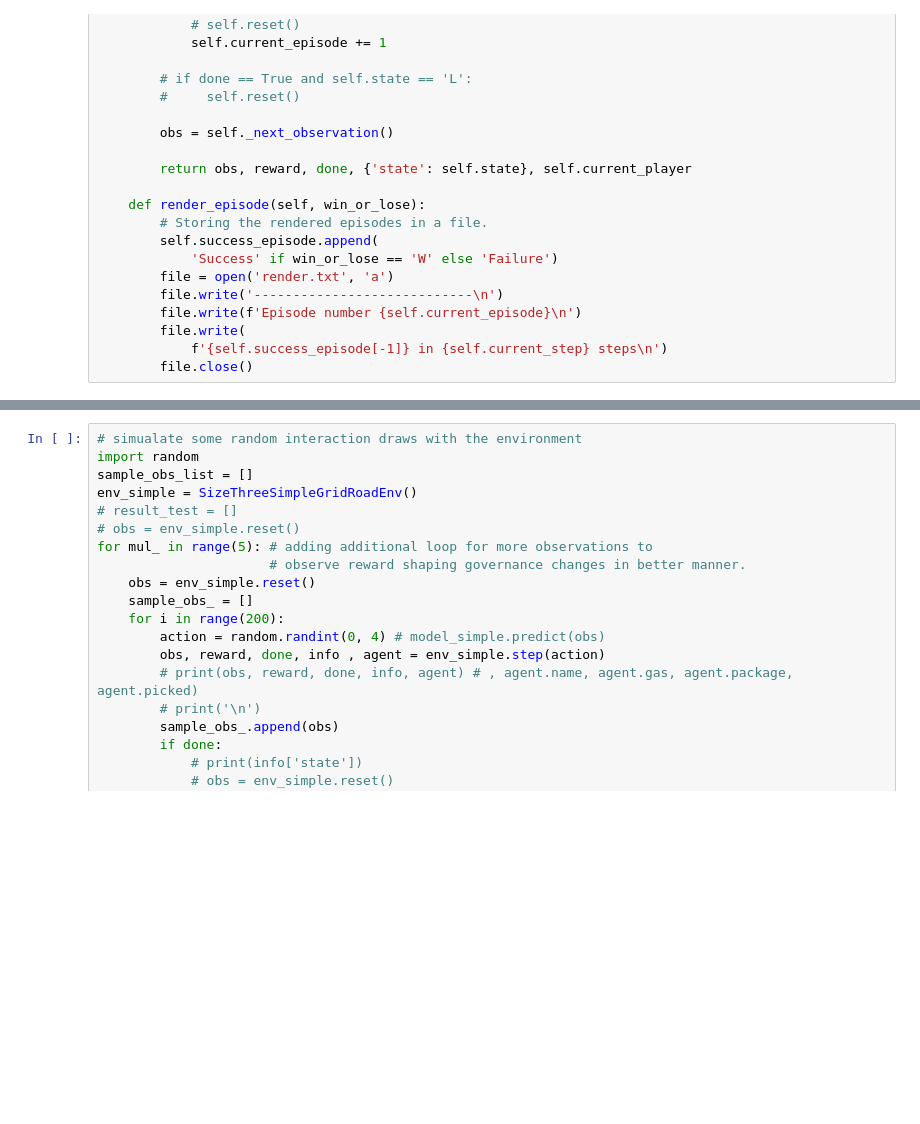
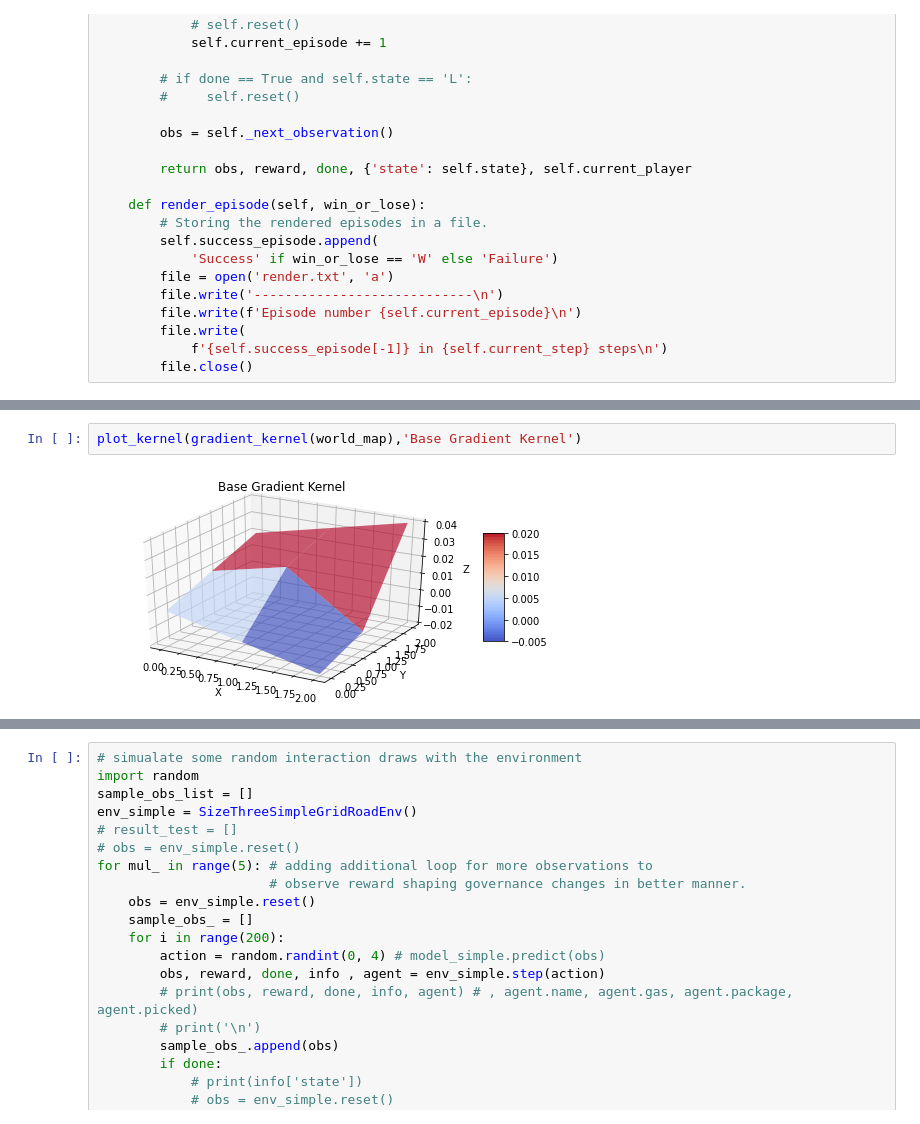
Before and after one commit to ashishrana160796/analyzing-cooperative-marls, a Jupyter notebook: prototyping_notebooks/stablebaselines_SizeThreeGridRoadEnv_governance_experiment.ipynb, the cells around one changed output, grey strips where cells are left out. Cells and saved outputs as stored; diff of their text form; blank space fills up the shorter version.

```diff
--- a/prototyping_notebooks/stablebaselines_SizeThreeGridRoadEnv_governance_experiment.ipynb
+++ b/prototyping_notebooks/stablebaselines_SizeThreeGridRoadEnv_governance_experiment.ipynb
@@ -409,0 +435,4 @@ print(np.add(gradient_kernel(world_map), circular_kernel(world_map, 2)))
+# %%
+plot_kernel(gradient_kernel(world_map),'Base Gradient Kernel')
+# %% [output]
+[figure, added]
```
Also changed, not shown: parts of 7 cells of this notebook.
